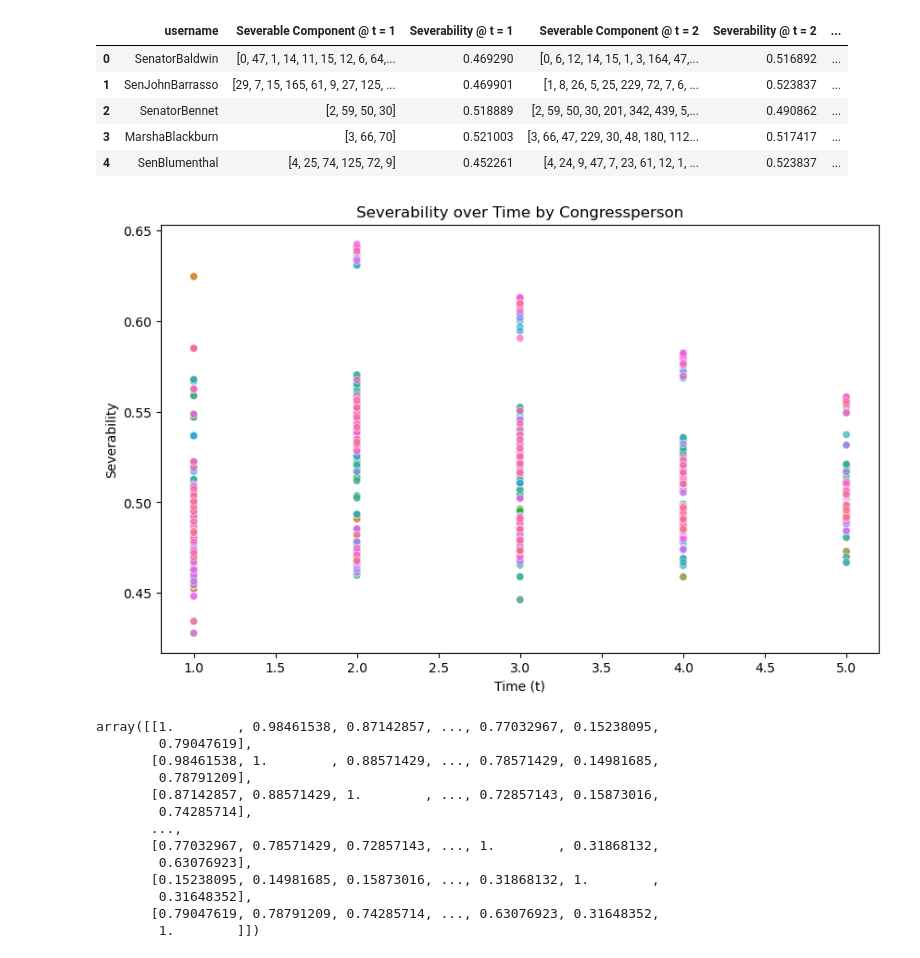
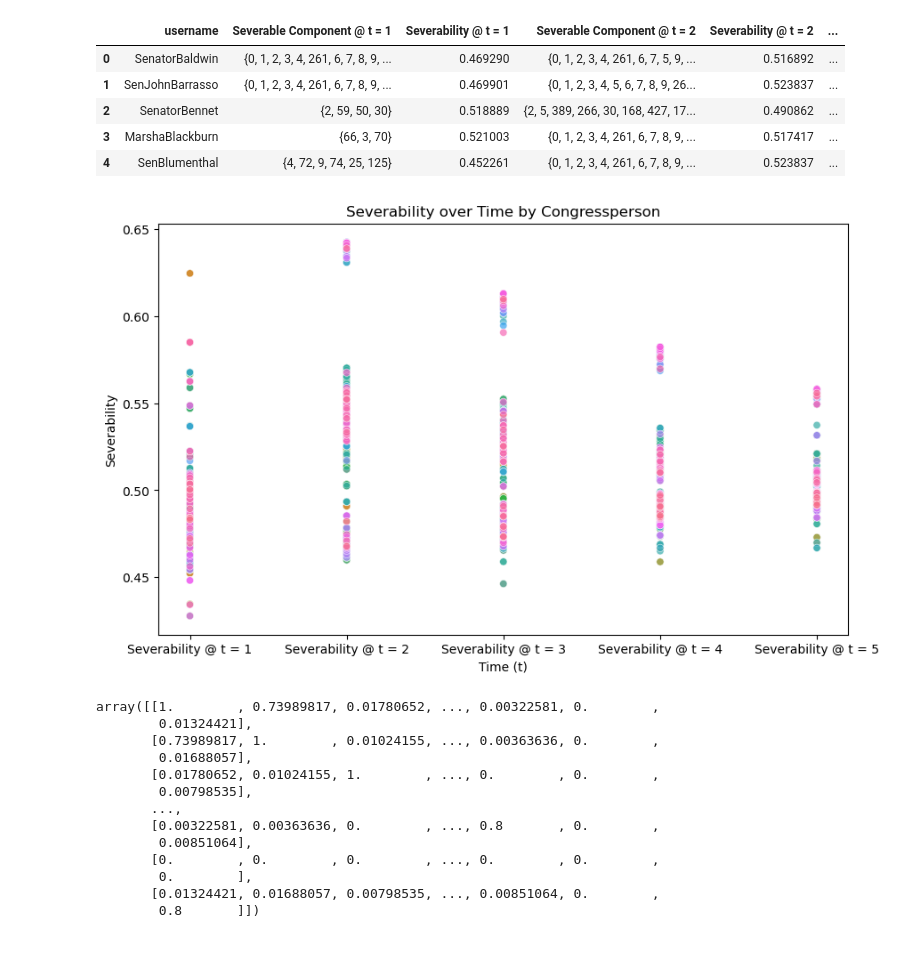
Before and after one commit to aak523/M2R, a Jupyter notebook: sev_analysis_undirected.ipynb, the cells around one changed output. Drawn from its saved outputs; the diff is of its cells as text; code cells hidden in the pictures.

Commit message:
feat: further analysis, including Jaccard similarity calculations

```diff
--- a/sev_analysis_undirected.ipynb
+++ b/sev_analysis_undirected.ipynb
@@ -3,46 +3,52 @@ import pandas as pd
 import numpy as np
 import seaborn as sns
 import matplotlib.pyplot as plt
+# %%
+def str_list_to_set(s):
+    """Convert a string representation of an int list to a set."""
+    if not s or s == '[]':
+        return set()
+    return set(map(int, s.strip('[]').split(',')))
 # %%
 congresspeople = pd.read_csv('congress_severability.csv')
+for t in range(1, 6):
+    congresspeople[f'Severable Component @ t = {t}'] = congresspeople[f'Severable Component @ t = {t}'].apply(str_list_to_set)
+    congresspeople[f'Severability @ t = {t}'] = congresspeople[f'Severability @ t = {t}'].apply(float)
 congresspeople.head()
 # %% [output]
 |  | username | Severable Component @ t = 1 | Severability @ t = 1 | Severable Component @ t = 2 | Severability @ t = 2 | ... |
-| 0 | SenatorBaldwin | [0, 47, 1, 14, 11, 15, 12, 6, 64,... | 0.469290 | [0, 6, 12, 14, 15, 1, 3, 164, 47,... | 0.516892 | ... |
-| 1 | SenJohnBarrasso | [29, 7, 15, 165, 61, 9, 27, 125, ... | 0.469901 | [1, 8, 26, 5, 25, 229, 72, 7, 6, ... | 0.523837 | ... |
-| 2 | SenatorBennet | [2, 59, 50, 30] | 0.518889 | [2, 59, 50, 30, 201, 342, 439, 5,... | 0.490862 | ... |
-| 3 | MarshaBlackburn | [3, 66, 70] | 0.521003 | [3, 66, 47, 229, 30, 48, 180, 112... | 0.517417 | ... |
-| 4 | SenBlumenthal | [4, 25, 74, 125, 72, 9] | 0.452261 | [4, 24, 9, 47, 7, 23, 61, 12, 1, ... | 0.523837 | ... |
+| 0 | SenatorBaldwin | {0, 1, 2, 3, 4, 261, 6, 7, 8, 9, ... | 0.469290 | {0, 1, 2, 3, 4, 261, 6, 7, 5, 9, ... | 0.516892 | ... |
+| 1 | SenJohnBarrasso | {0, 1, 2, 3, 4, 261, 6, 7, 8, 9, ... | 0.469901 | {0, 1, 2, 3, 4, 5, 6, 7, 8, 9, 26... | 0.523837 | ... |
+| 2 | SenatorBennet | {2, 59, 50, 30} | 0.518889 | {2, 5, 389, 266, 30, 168, 427, 17... | 0.490862 | ... |
+| 3 | MarshaBlackburn | {66, 3, 70} | 0.521003 | {0, 1, 2, 3, 4, 261, 6, 7, 8, 9, ... | 0.517417 | ... |
+| 4 | SenBlumenthal | {4, 72, 9, 74, 25, 125} | 0.452261 | {0, 1, 2, 3, 4, 261, 6, 7, 8, 9, ... | 0.523837 | ... |
 # %%
 # Melt the DataFrame to long format for plotting
 severability_long = congresspeople.melt(
     id_vars=['username'],
     value_vars=[f'Severability @ t = {i}' for i in range(1, 6)],
     var_name='Time',
     value_name='Severability'
 )
-
-# Convert 'Time' to numeric
-severability_long['Time'] = severability_long['Time'].str.get(-1).astype(int)
 
 severability_long.replace(0, np.nan, inplace=True)  # Replace 0 with NaN for better visualization
 
 # Plot
 plt.figure(figsize=(10, 6))
 sns.scatterplot(
     data=severability_long,
     x='Time',
     y='Severability',
     hue='username',
     legend=False,  # Hide legend if too many lines
     alpha=0.7
 )
 plt.title('Severability over Time by Congressperson')
 plt.xlabel('Time (t)')
 plt.ylabel('Severability')
 plt.show()
 # %% [output]
-[figure, old version]
+[figure, new version]
 # %%
 def jaccard(set1, set2):
     """Calculate the Jaccard similarity between two sets."""
@@ -51,28 +57,28 @@ def jaccard(set1, set2):
     return intersection / union if union > 0 else 0
 
 n = congresspeople.shape[0]
-jac_congress = np.zeros((n, n))
+jac_congress = np.zeros((n, n, 5))
 for i in range(n):
     for j in range(n):
         for t in range(1, 6):
-            set1 = set(congresspeople.loc[i, f'Severable Component @ t = {t}'])
-            set2 = set(congresspeople.loc[j, f'Severable Component @ t = {t}'])
-            jac_congress[i, j] += jaccard(set1, set2)
-        jac_congress[i, j] /= 5
+            set1 = congresspeople.loc[i, f'Severable Component @ t = {t}']
+            set2 = congresspeople.loc[j, f'Severable Component @ t = {t}']
+            jac_congress[i, j, t - 1] = jaccard(set1, set2)
 
+jac_congress = np.apply_along_axis(np.nanmean, 2, jac_congress)
 jac_congress
 # %% [output]
-array([[1.        , 0.98461538, 0.87142857, ..., 0.77032967, 0.15238095,
-        0.79047619],
-       [0.98461538, 1.        , 0.88571429, ..., 0.78571429, 0.14981685,
-        0.78791209],
-       [0.87142857, 0.88571429, 1.        , ..., 0.72857143, 0.15873016,
-        0.74285714],
+array([[1.        , 0.73989817, 0.01780652, ..., 0.00322581, 0.        ,
+        0.01324421],
+       [0.73989817, 1.        , 0.01024155, ..., 0.00363636, 0.        ,
+        0.01688057],
+       [0.01780652, 0.01024155, 1.        , ..., 0.        , 0.        ,
+        0.00798535],
        ...,
-       [0.77032967, 0.78571429, 0.72857143, ..., 1.        , 0.31868132,
-        0.63076923],
-       [0.15238095, 0.14981685, 0.15873016, ..., 0.31868132, 1.        ,
-        0.31648352],
-       [0.79047619, 0.78791209, 0.74285714, ..., 0.63076923, 0.31648352,
-        1.        ]])
+       [0.00322581, 0.00363636, 0.        , ..., 0.8       , 0.        ,
+        0.00851064],
+       [0.        , 0.        , 0.        , ..., 0.        , 0.        ,
+        0.        ],
+       [0.01324421, 0.01688057, 0.00798535, ..., 0.00851064, 0.        ,
+        0.8       ]])
 # %%
```
Also changed, not shown: parts of 3 cells of this notebook, 1 other file.
